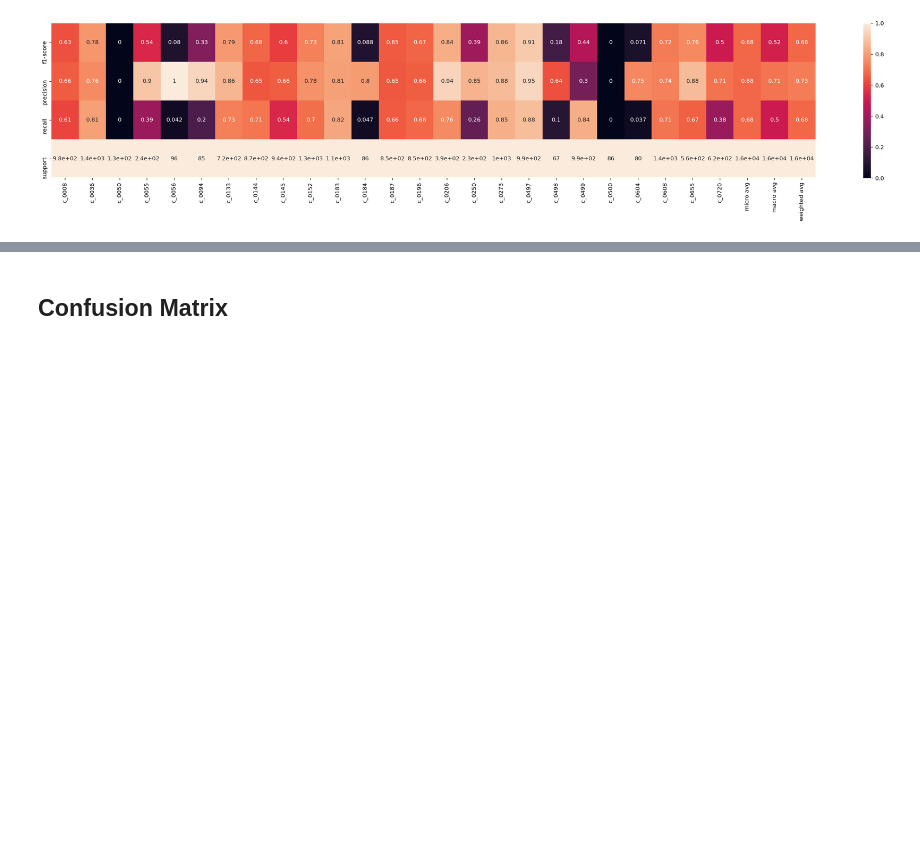
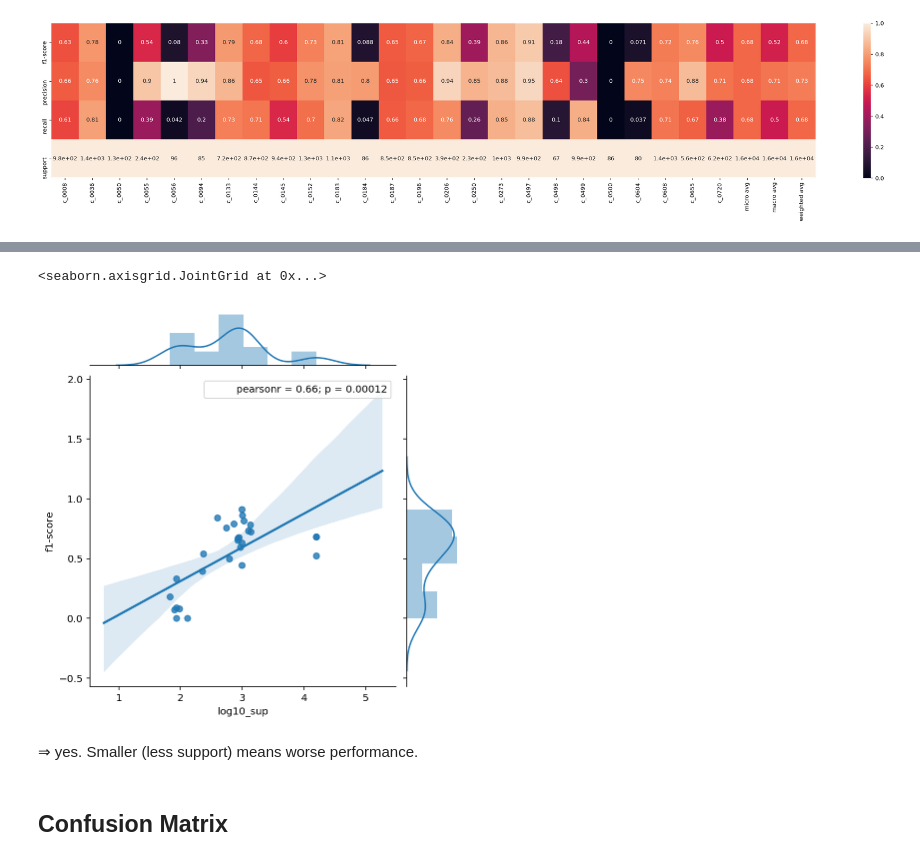
Before and after one commit to GYANTINC/ehr_dx, a Jupyter notebook: notebooks/3_Fit_Models.ipynb, the cells around one changed output, grey strips where cells are left out. Saved outputs shown, nothing was run; the diff lists cells and outputs as text; code cells hidden in the pictures; blank space fills up the shorter version.

```diff
--- a/notebooks/3_Fit_Models.ipynb
+++ b/notebooks/3_Fit_Models.ipynb
@@ -303,7 +304,8 @@ y_pred_lbl = [le_encoder.classes_[i] for i in y_pred]
 ## Classification Report
 # %%
 plt.figure(figsize=(30,5))
-sns.heatmap(pd.DataFrame(sklearn.metrics.classification_report(y_true=y_true_lbl, y_pred=y_pred_lbl, output_dict=True)), annot=True, vmax=1)
+class_rep = pd.DataFrame(sklearn.metrics.classification_report(y_true=y_true_lbl, y_pred=y_pred_lbl, output_dict=True))
+sns.heatmap( class_rep, annot=True, vmax=1)
 # %% [output]
 <matplotlib.axes._subplots.AxesSubplot at 0x...>
 [figure]
@@ -310,3 +316,11 @@ sns.heatmap(pd.DataFrame(sklearn.metrics.classification_report(y_true=y_true_lbl
+# %%
+j = sns.jointplot(data=class_rep.T.assign(log10_sup= lambda row: np.log10(row.support)), x='log10_sup', y='f1-score', kind='reg')
+j.annotate(scipy.stats.pearsonr)
+# %% [output]
+<seaborn.axisgrid.JointGrid at 0x...>
+[figure, added]
+# %% [markdown]
+⇒ yes. Smaller (less support) means worse performance.
 # %% [markdown]
 ## Confusion Matrix
 # %%
```
Also changed, not shown: parts of 4 cells of this notebook.
